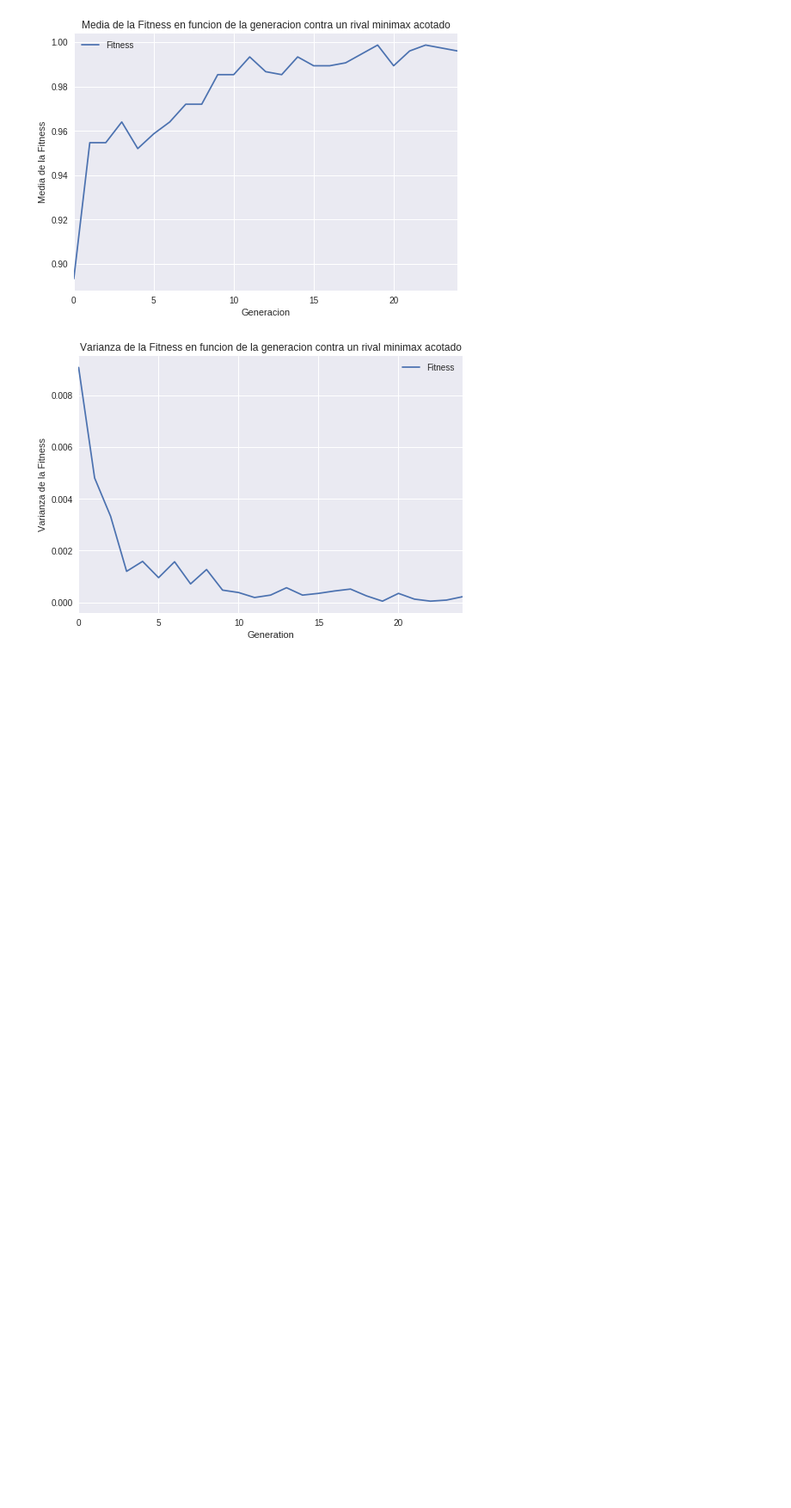
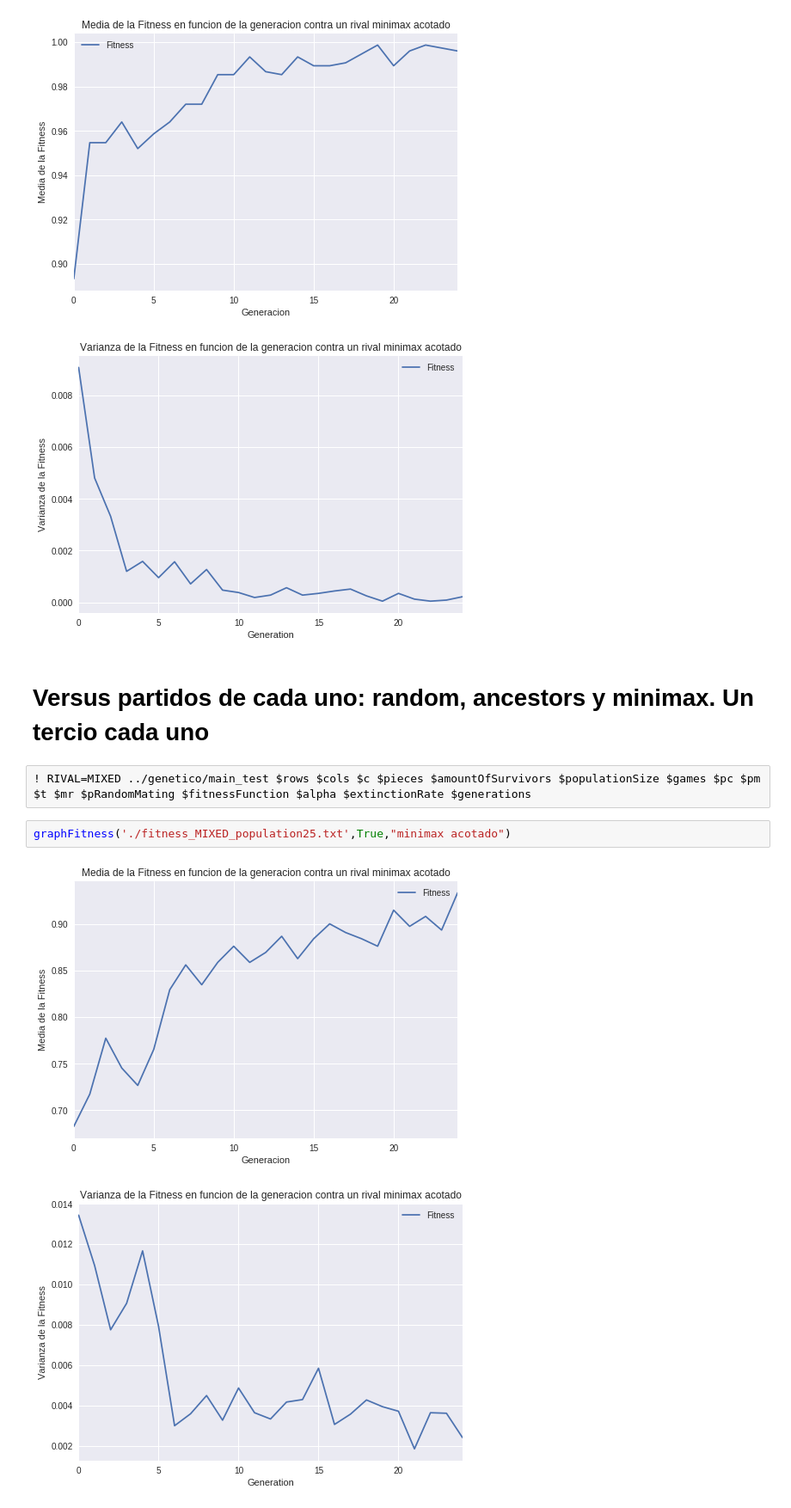
Before and after one commit to colltoaction/startup3-algo3, a Jupyter notebook: experimentacion/laboratorio.ipynb, the cells around one changed output. Shown: that part at 86% size. Saved outputs shown, nothing was run; the diff lists cells and outputs as text; blank space fills up the shorter version.

Commit message:
lab listo para comparar rivales

```diff
--- a/experimentacion/laboratorio.ipynb
+++ b/experimentacion/laboratorio.ipynb
@@ -91,3 +98,12 @@ graphFitness('./fitness_MINIMAX_population25.txt',True,"minimax acotado")
 # %% [output]
 [figure]
 [figure]
+# %% [markdown]
+# Versus partidos de cada uno: random, ancestors y minimax. Un tercio cada uno
+# %%
+! RIVAL=MIXED ../genetico/main_test $rows $cols $c $pieces $amountOfSurvivors $populationSize $games $pc $pm $t $mr $pRandomMating $fitnessFunction $alpha $extinctionRate $generations
+# %%
+graphFitness('./fitness_MIXED_population25.txt',True,"minimax acotado")
+# %% [output]
+[figure, added]
+[figure, added]
```
Also changed, not shown: parts of 4 cells of this notebook, 3 other files.
